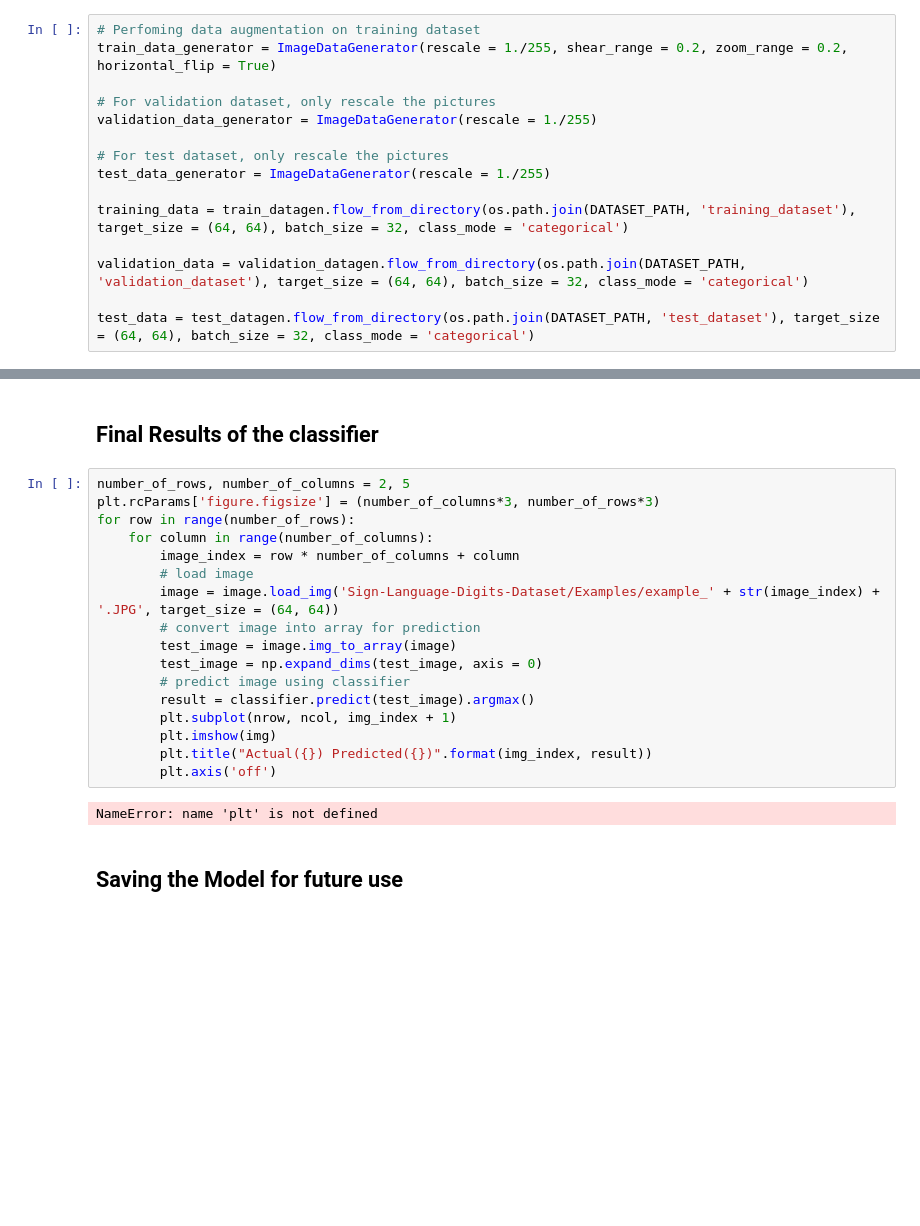
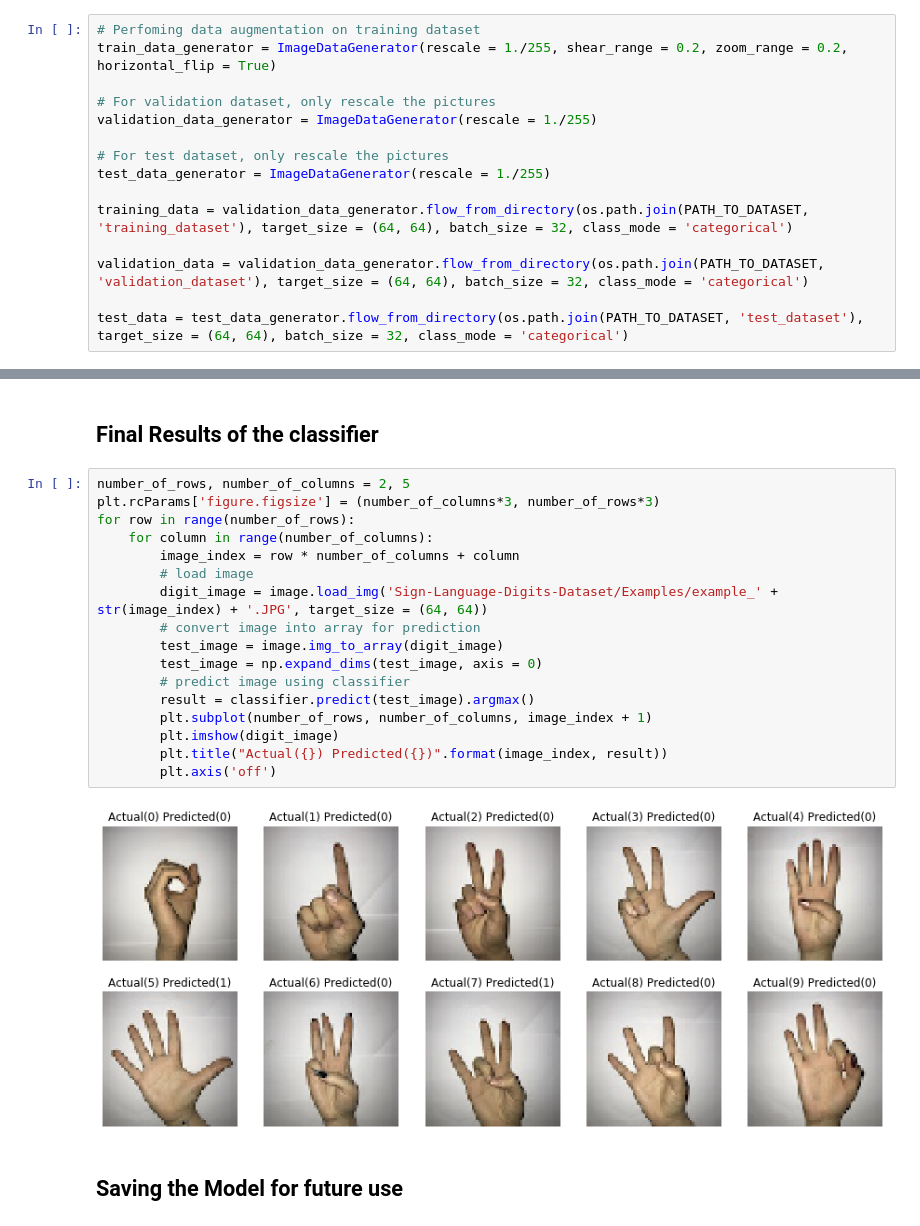
Before and after one commit to deeplearningunb/Sign-Language-Digits-Detector, a Jupyter notebook: SL-Digits-Detector.ipynb, the cells around one changed output, grey strips where cells are left out. Saved outputs shown, nothing was run; the diff lists cells and outputs as text; blank space fills up the shorter version.

Commit message:
Added layers and training
Co-authored-by: Felizolinha <matheusbsb2009@Hotmail.com>

```diff
--- a/SL-Digits-Detector.ipynb
+++ b/SL-Digits-Detector.ipynb
@@ -156,9 +160,9 @@ validation_data_generator = ImageDataGenerator(rescale = 1./255)
 # For test dataset, only rescale the pictures
 test_data_generator = ImageDataGenerator(rescale = 1./255)
 
-training_data = train_datagen.flow_from_directory(os.path.join(DATASET_PATH, 'training_dataset'), target_size = (64, 64), batch_size = 32, class_mode = 'categorical')
+training_data = validation_data_generator.flow_from_directory(os.path.join(PATH_TO_DATASET, 'training_dataset'), target_size = (64, 64), batch_size = 32, class_mode = 'categorical')
 
-validation_data = validation_datagen.flow_from_directory(os.path.join(DATASET_PATH, 'validation_dataset'), target_size = (64, 64), batch_size = 32, class_mode = 'categorical')
+validation_data = validation_data_generator.flow_from_directory(os.path.join(PATH_TO_DATASET, 'validation_dataset'), target_size = (64, 64), batch_size = 32, class_mode = 'categorical')
 
-test_data = test_datagen.flow_from_directory(os.path.join(DATASET_PATH, 'test_dataset'), target_size = (64, 64), batch_size = 32, class_mode = 'categorical')
+test_data = test_data_generator.flow_from_directory(os.path.join(PATH_TO_DATASET, 'test_dataset'), target_size = (64, 64), batch_size = 32, class_mode = 'categorical')
 # %% [output]
@@ -224,22 +230,22 @@ print("Accuracy on test set : {}".format(test_accuracy))
 # %%
 number_of_rows, number_of_columns = 2, 5
 plt.rcParams['figure.figsize'] = (number_of_columns*3, number_of_rows*3)
 for row in range(number_of_rows):
     for column in range(number_of_columns):
         image_index = row * number_of_columns + column
         # load image
-        image = image.load_img('Sign-Language-Digits-Dataset/Examples/example_' + str(image_index) + '.JPG', target_size = (64, 64))
+        digit_image = image.load_img('Sign-Language-Digits-Dataset/Examples/example_' + str(image_index) + '.JPG', target_size = (64, 64))
         # convert image into array for prediction
-        test_image = image.img_to_array(image)
+        test_image = image.img_to_array(digit_image)
         test_image = np.expand_dims(test_image, axis = 0)
         # predict image using classifier
         result = classifier.predict(test_image).argmax()
-        plt.subplot(nrow, ncol, img_index + 1)
-        plt.imshow(img)
-        plt.title("Actual({}) Predicted({})".format(img_index, result))
+        plt.subplot(number_of_rows, number_of_columns, image_index + 1)
+        plt.imshow(digit_image)
+        plt.title("Actual({}) Predicted({})".format(image_index, result))
         plt.axis('off')
 # %% [output]
-NameError: name 'plt' is not defined
+[figure, added]
 # %% [markdown]
 ## Saving the Model for future use
 # %%
```
Also changed, not shown: parts of 4 cells of this notebook.
